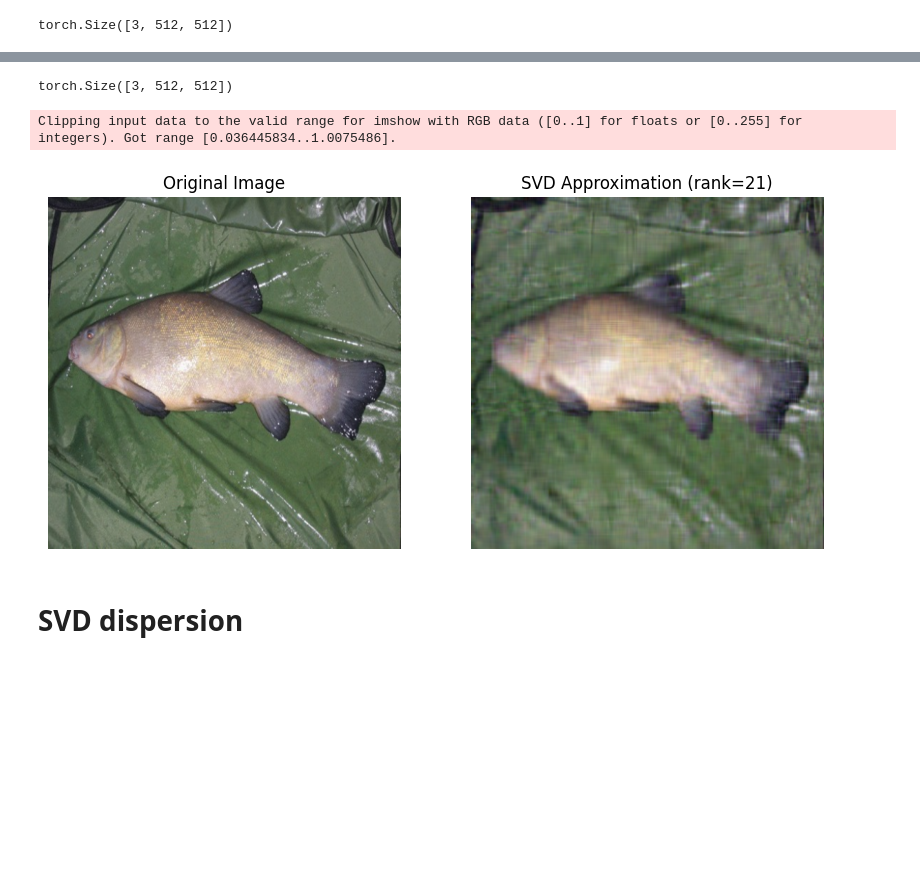
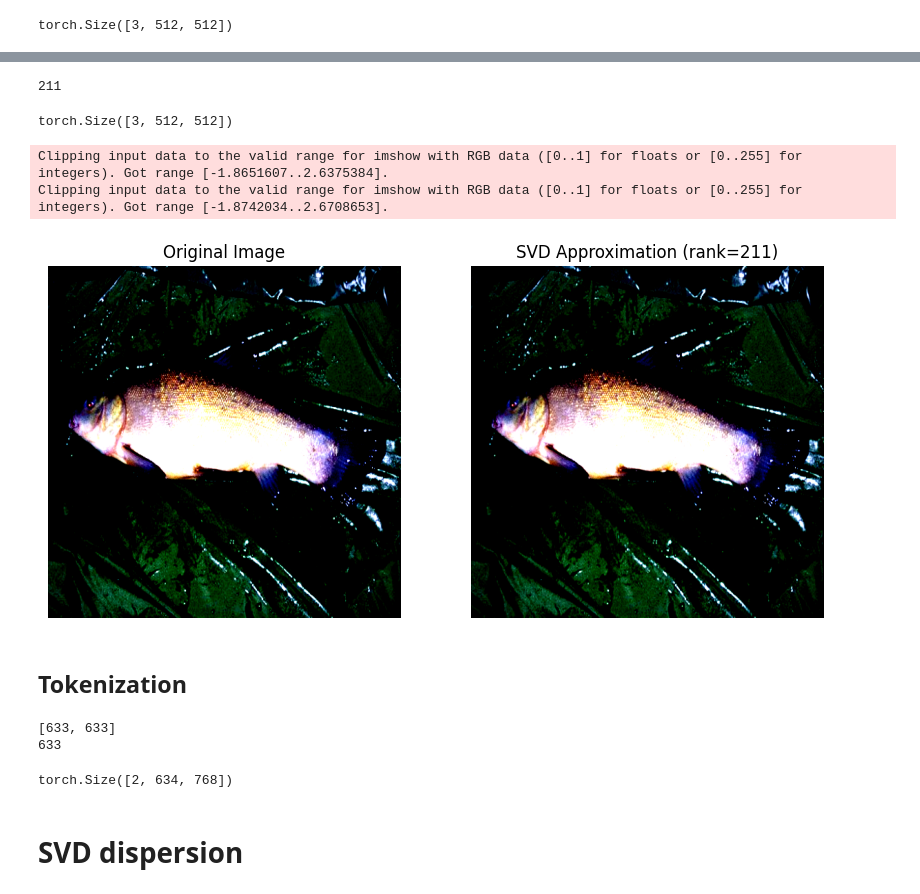
Before and after one commit to EgorProkopov/Sigma-Image-Tokenizer, a Jupyter notebook: notebooks/svd_visualize.ipynb, the cells around one changed output, grey strips where cells are left out. Drawn from its saved outputs; the diff is of its cells as text; code cells hidden in the pictures; blank space fills up the shorter version.

Commit message:
fix svd tokenizer for batches

```diff
--- a/notebooks/svd_visualize.ipynb
+++ b/notebooks/svd_visualize.ipynb
@@ -12,12 +12,12 @@ from src.data.tiny_imagenet_dataset import SmallImageNetTrainDataset
 # %%
 transform = transforms.Compose([
         transforms.Resize((512, 512)),
-        # transforms.Normalize(mean=[0.485, 0.456, 0.406], std=[0.229, 0.224, 0.225])
+        transforms.Normalize(mean=[0.485, 0.456, 0.406], std=[0.229, 0.224, 0.225])
 ])
 
 dataset = SmallImageNetTrainDataset(
-        root_dir=r"/Users/egorprokopov/Documents/ITMO/BachelorThesis/data/small_imagenet_object_loc/train",
-        classes_names_path=r"/Users/egorprokopov/Documents/ITMO/BachelorThesis/data/small_imagenet_object_loc/classes_names.txt",
+        root_dir=r"F:\research\data\small_imagenet_object_loc\train",
+        classes_names_path=r"F:\research\data\small_imagenet_object_loc\classes_names.txt",
         transform=transform
 )
 # %%
@@ -38,3 +39,6 @@ plt.imshow(image.permute(1, 2, 0).cpu().numpy(), cmap="gray" if image.shape[0] =
 image.shape
 # %% [output]
 torch.Size([3, 512, 512])
+# %%
+image = image.unsqueeze(0)
+image.shape
@@ -53,5 +51,11 @@ torch.Size([64, 768])
+# %%
+tokenizer = SVDTokenizer(image_size=512, embedding_dim=768, dispersion=0.999)
 # %%
-approx_U, approx_S, approx_V, rank = tokenizer.get_approx_svd(image)
+approx_U, approx_S, approx_V, rank = tokenizer.get_approx_svd(image[0])
+# %%
+rank
+# %% [output]
+211
 # %%
 reconstructed_image = tokenizer.reconstruct_image(approx_U, approx_S, approx_V)
 reconstructed_image.shape
@@ -70,18 +74,28 @@ torch.Size([3, 512, 512])
 # %%
 fig, axes = plt.subplots(1, 2, figsize=(10, 5))
 
-axes[0].imshow(image.permute(1, 2, 0).cpu().numpy(), cmap="gray" if image.shape[0] == 1 else None)
+axes[0].imshow(image[0].permute(1, 2, 0).cpu().numpy(), cmap="gray" if image.shape[0] == 1 else None)
 axes[0].set_title("Original Image")
 axes[0].axis("off")
 
 axes[1].imshow(reconstructed_image.permute(1, 2, 0).cpu().numpy(), cmap="gray" if image.shape[0] == 1 else None)
 axes[1].set_title(f"SVD Approximation (rank={rank})")
 axes[1].axis("off")
 
 plt.show()
 # %% [output]
-Clipping input data to the valid range for imshow with RGB data ([0..1] for floats or [0..255] for integers). Got range [0.036445834..1.0075486].
+Clipping input data to the valid range for imshow with RGB data ([0..1] for floats or [0..255] for integers). Got range [-1.8651607..2.6375384].
+Clipping input data to the valid range for imshow with RGB data ([0..1] for floats or [0..255] for integers). Got range [-1.8742034..2.6708653].
-[figure, old version]
+[figure, new version]
+# %% [markdown]
+## Tokenization
+# %%
+embedding = tokenizer(img_batch)
+embedding.shape
+# %% [output]
+[633, 633]
+633
+torch.Size([2, 634, 768])
 # %% [markdown]
 # SVD dispersion
 # %%
```
Also changed, not shown: parts of 5 cells of this notebook, 1 other file.
